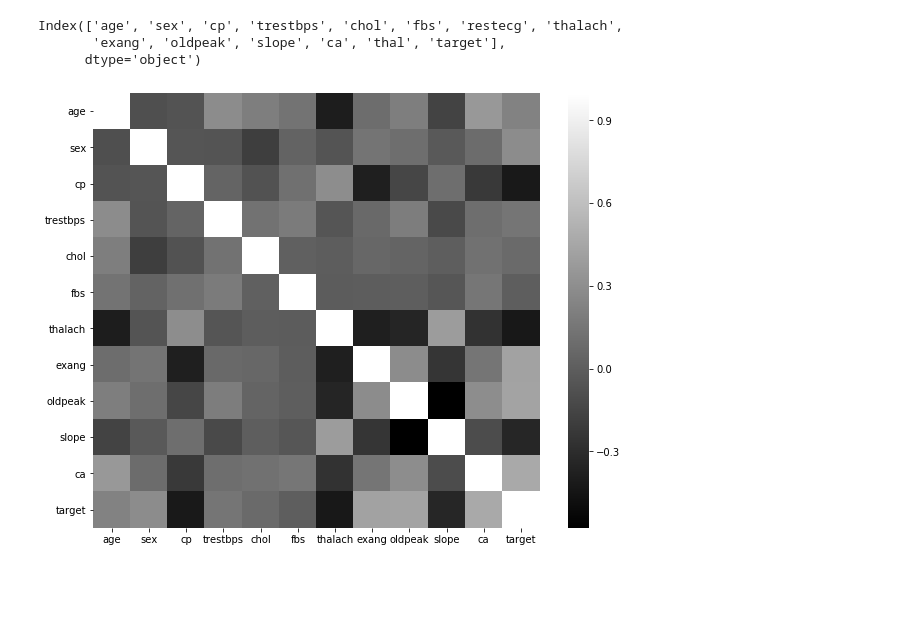
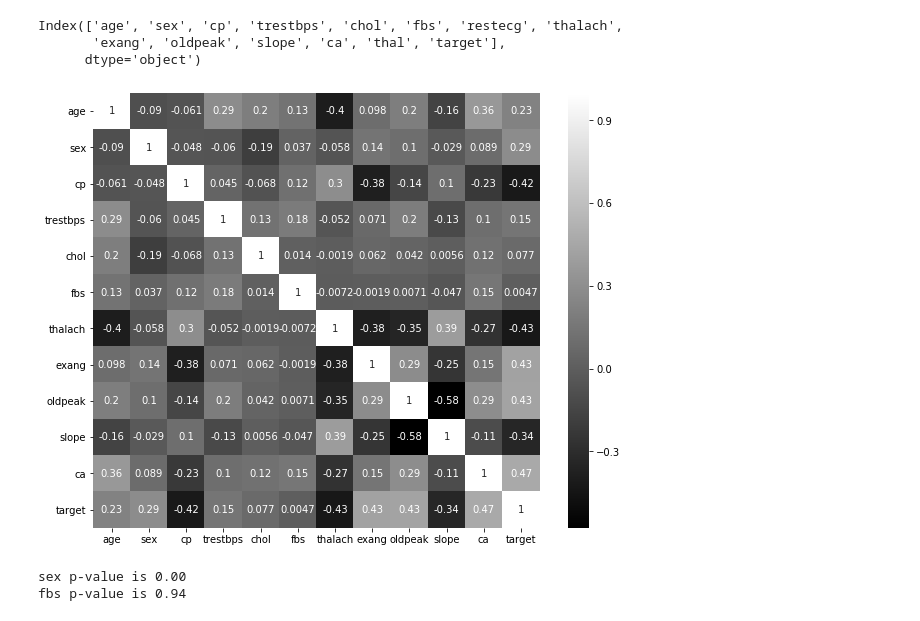
Before and after one commit to seonleeuni/ME, a Jupyter notebook: project1_EDA_heart_disease.ipynb, the cells around one changed output. Cells and saved outputs as stored; diff of their text form; code cells hidden in the pictures; blank space fills up the shorter version.

```diff
--- a/project1_EDA_heart_disease.ipynb
+++ b/project1_EDA_heart_disease.ipynb
@@ -425,9 +428,18 @@ Index(['age', 'sex', 'cp', 'trestbps', 'chol', 'fbs', 'restecg', 'thalach',
 # %%
 a = data[num].corr()
 plt.figure(figsize = (10,8))
-heat = sns.heatmap(a,cmap = "gist_gray")
+heat = sns.heatmap(a,cmap = "gist_gray", annot=True)
 buttom, top = heat.get_ylim()
 heat.set_ylim(buttom +0.5,top - 0.5)
 plt.show()
 # %% [output]
-[figure, old version]
+[figure, new version]
+# %%
+bi_cat = ['sex','fbs']
+nom_cat = ['cp','restecg','thal']
+for i in bi_cat:
+    t = stats.ttest_ind(data[data[i] == 0].target,data[data[i]==1].target)
+    print('{} p-value is {:.2f}'.format(i,t[1]))
+# %% [output]
+sex p-value is 0.00
+fbs p-value is 0.94
```
Also changed, not shown: parts of 13 cells of this notebook.
